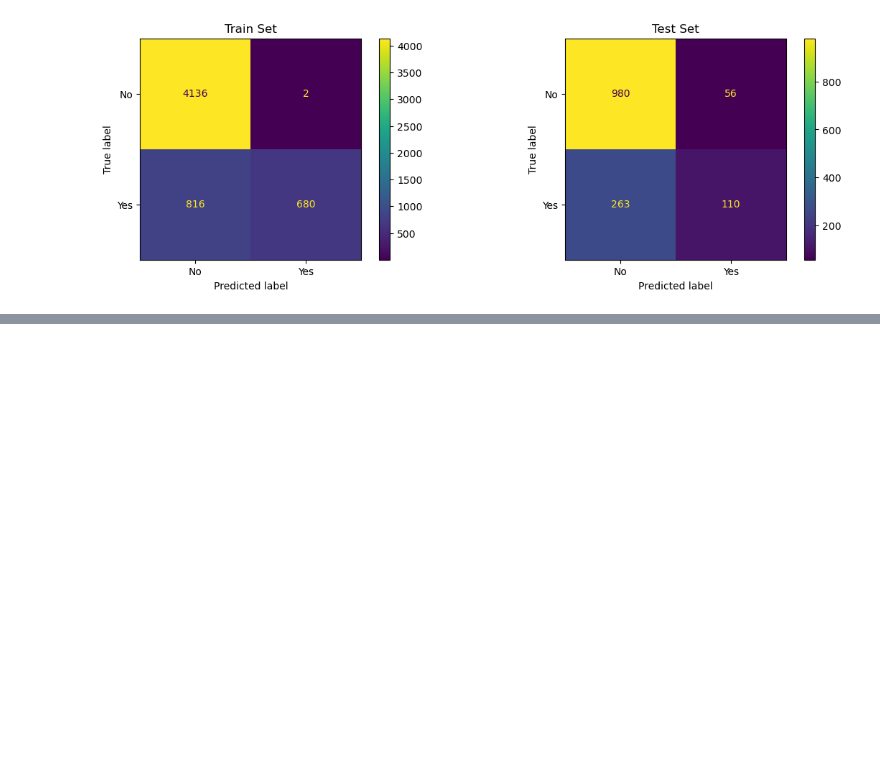
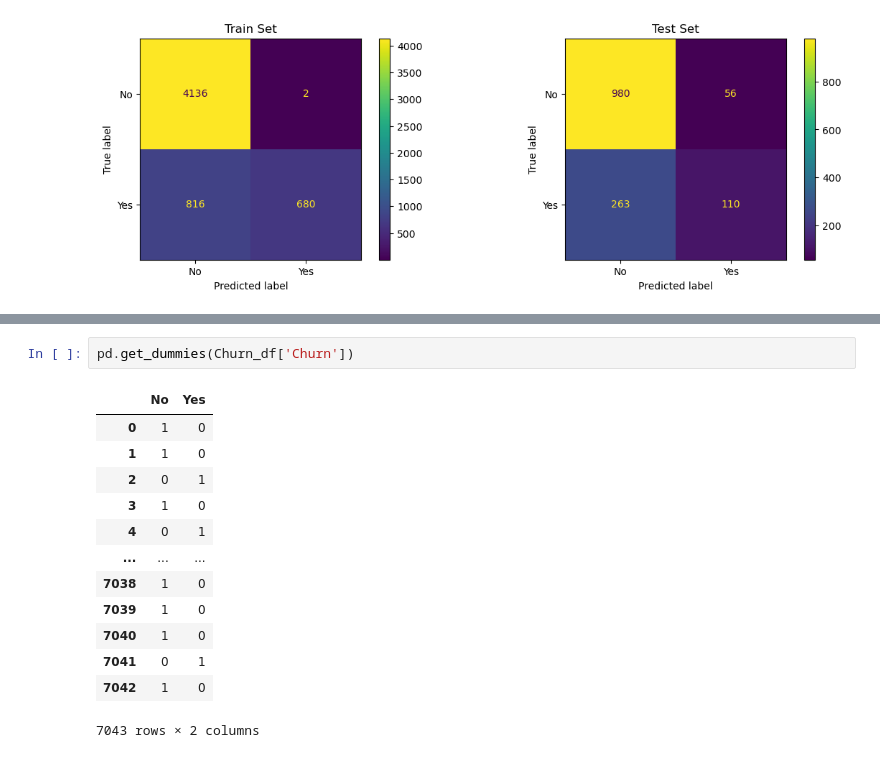
Before and after one commit to DGU94/Ironhack_Davidguillet_Lab, a Jupyter notebook: Week 7/Lab_Classification_Handling_Logistic_Regression_Imbalanced_data.ipynb, the cells around one changed output, grey strips where cells are left out. Saved outputs shown, nothing was run; the diff lists cells and outputs as text; blank space fills up the shorter version.

```diff
--- a/Week 7/Lab_Classification_Handling_Logistic_Regression_Imbalanced_data.ipynb
+++ b/Week 7/Lab_Classification_Handling_Logistic_Regression_Imbalanced_data.ipynb
@@ -161,0 +242,16 @@ ax[1].title.set_text("Test Set")
+# %%
+pd.get_dummies(Churn_df['Churn'])
+# %% [output]
+|  | No | Yes |
+| 0 | 1 | 0 |
+| 1 | 1 | 0 |
+| 2 | 0 | 1 |
+| 3 | 1 | 0 |
+| 4 | 0 | 1 |
+| ... | ... | ... |
+| 7038 | 1 | 0 |
+| 7039 | 1 | 0 |
+| 7040 | 1 | 0 |
+| 7041 | 0 | 1 |
+| 7042 | 1 | 0 |
+7043 rows × 2 columns
```
Also changed, not shown: parts of 9 cells of this notebook.
